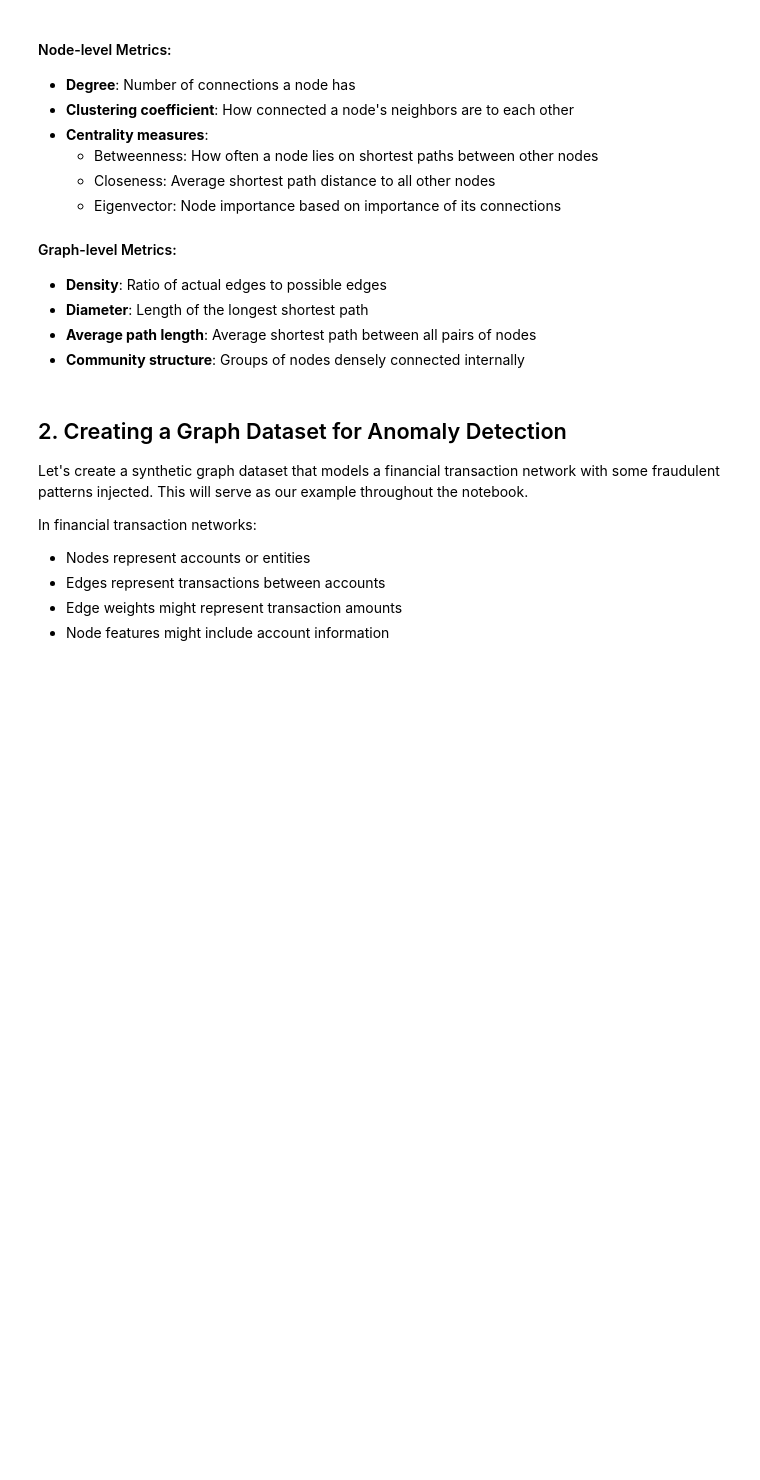
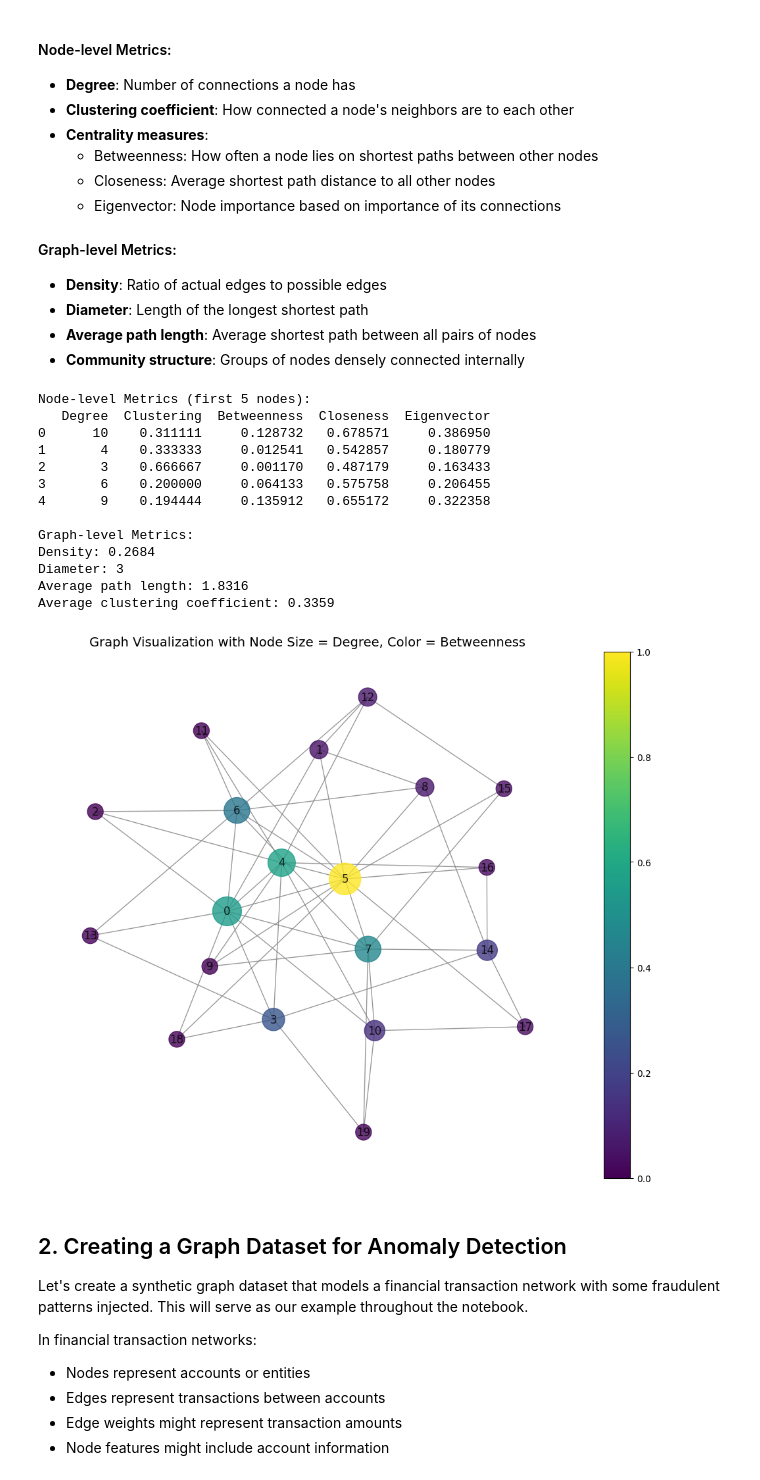
Before and after one commit to charlieabela/Anomaly-Detection-Workshop, a Jupyter notebook: notebooks/06_graph-based_data.ipynb, the cells around one changed output. Saved outputs shown, nothing was run; the diff lists cells and outputs as text; code cells hidden in the pictures; blank space fills up the shorter version.

```diff
--- a/notebooks/06_graph-based_data.ipynb
+++ b/notebooks/06_graph-based_data.ipynb
@@ -209,34 +246,49 @@ metrics_df = pd.DataFrame({
 
 # Calculate graph-level metrics
 density = nx.density(G_metrics)
 try:
     diameter = nx.diameter(G_metrics)
 except:
     diameter = "Graph is not connected"
 avg_path = nx.average_shortest_path_length(G_metrics)
 avg_clustering = nx.average_clustering(G_metrics)
 
 # Show results
 print("Node-level Metrics (first 5 nodes):")
 print(metrics_df.head(5))
 
 print("\nGraph-level Metrics:")
 print(f"Density: {density:.4f}")
 print(f"Diameter: {diameter}")
 print(f"Average path length: {avg_path:.4f}")
 print(f"Average clustering coefficient: {avg_clustering:.4f}")
 
 # Visualize the graph with node size proportional to degree
 plt.figure(figsize=(10, 8))
 pos = nx.spring_layout(G_metrics, seed=42)
 node_size = [v * 100 for v in degrees.values()]
 node_color = list(betweenness.values())
 nx.draw(G_metrics, pos, with_labels=True,
         node_size=node_size, node_color=node_color,
         cmap='viridis', edge_color='gray', alpha=0.8)
 plt.title('Graph Visualization with Node Size = Degree, Color = Betweenness', fontsize=14)
-plt.colorbar(plt.cm.ScalarMappable(cmap='viridis'))
+plt.colorbar(plt.cm.ScalarMappable(cmap='viridis'), ax=plt.gca())
 plt.show()
+# %% [output]
+Node-level Metrics (first 5 nodes):
+   Degree  Clustering  Betweenness  Closeness  Eigenvector
+0      10    0.311111     0.128732   0.678571     0.386950
+1       4    0.333333     0.012541   0.542857     0.180779
+2       3    0.666667     0.001170   0.487179     0.163433
+3       6    0.200000     0.064133   0.575758     0.206455
+4       9    0.194444     0.135912   0.655172     0.322358
+
+Graph-level Metrics:
+Density: 0.2684
+Diameter: 3
+Average path length: 1.8316
+Average clustering coefficient: 0.3359
+[figure, added]
 # %% [markdown]
 ## 2. Creating a Graph Dataset for Anomaly Detection
 
```
Also changed, not shown: parts of 17 cells of this notebook.
